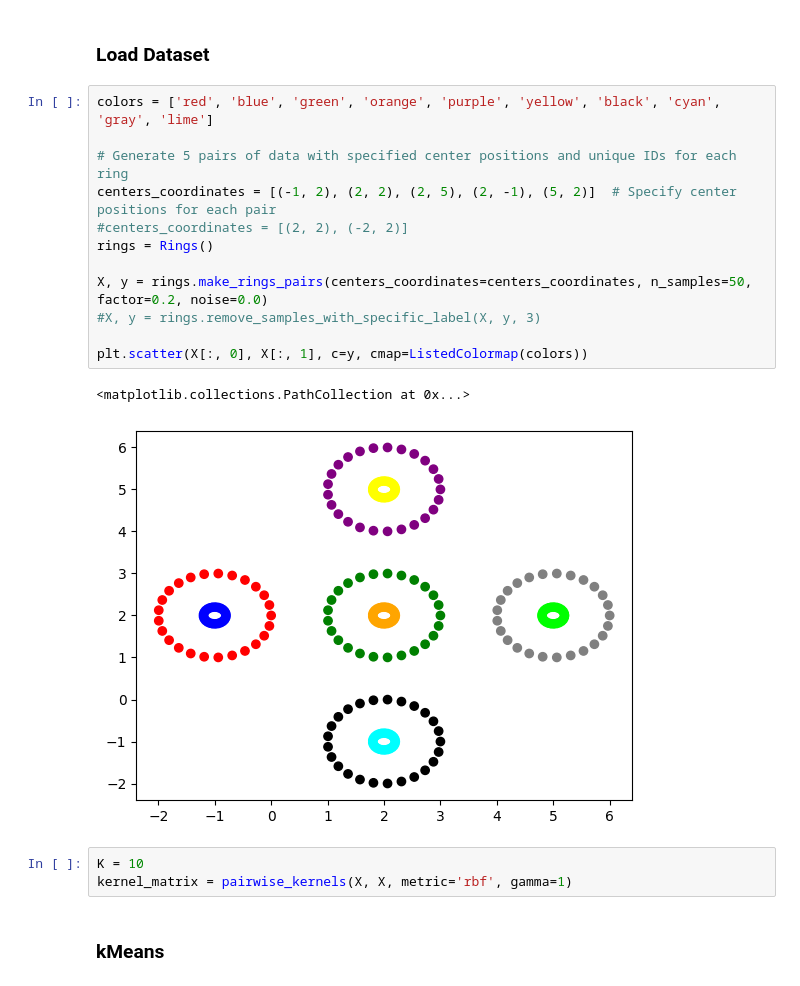
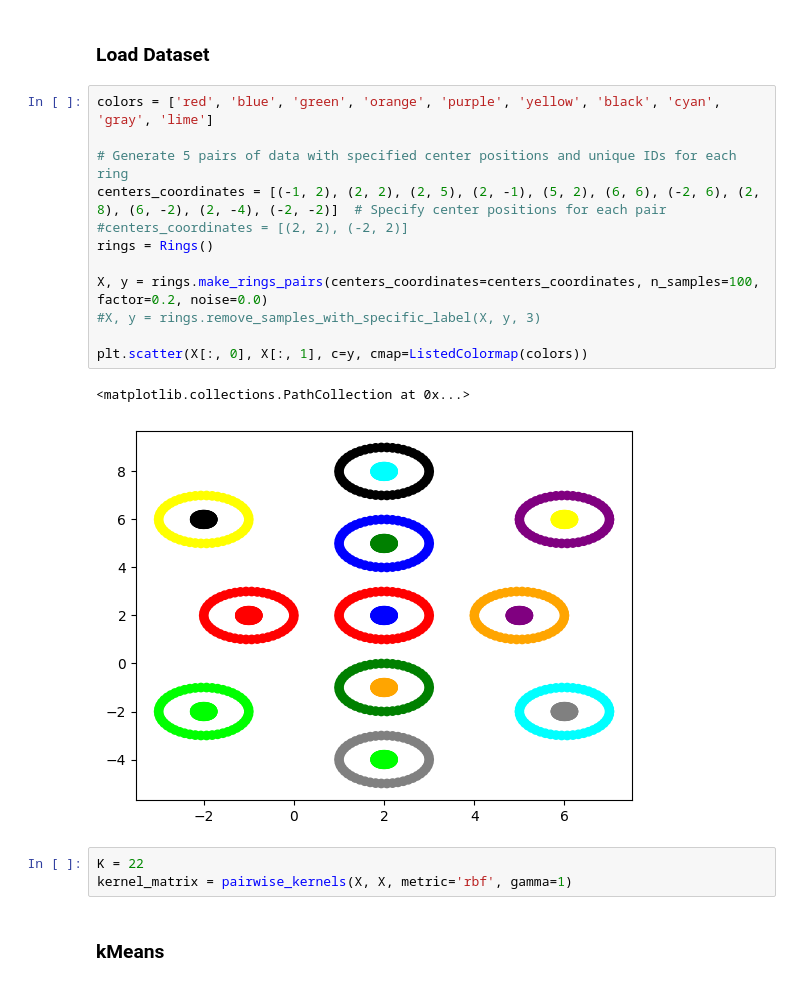
Before and after one commit to gvardakas/global-kernel-k-means-pp, a Jupyter notebook: Kernel k-means.ipynb, the cells around one changed output. Cells and saved outputs as stored; diff of their text form.

```diff
--- a/Kernel k-means.ipynb
+++ b/Kernel k-means.ipynb
@@ -24,20 +24,20 @@ evaluator = Evaluator()
 # %%
 colors = ['red', 'blue', 'green', 'orange', 'purple', 'yellow', 'black', 'cyan', 'gray', 'lime']
 
 # Generate 5 pairs of data with specified center positions and unique IDs for each ring
-centers_coordinates = [(-1, 2), (2, 2), (2, 5), (2, -1), (5, 2)]  # Specify center positions for each pair
+centers_coordinates = [(-1, 2), (2, 2), (2, 5), (2, -1), (5, 2), (6, 6), (-2, 6), (2, 8), (6, -2), (2, -4), (-2, -2)]  # Specify center positions for each pair
 #centers_coordinates = [(2, 2), (-2, 2)]
 rings = Rings()
 
-X, y = rings.make_rings_pairs(centers_coordinates=centers_coordinates, n_samples=50, factor=0.2, noise=0.0)
+X, y = rings.make_rings_pairs(centers_coordinates=centers_coordinates, n_samples=100, factor=0.2, noise=0.0)
 #X, y = rings.remove_samples_with_specific_label(X, y, 3)
 
 plt.scatter(X[:, 0], X[:, 1], c=y, cmap=ListedColormap(colors))
 # %% [output]
 <matplotlib.collections.PathCollection at 0x...>
-[figure, old version]
+[figure, new version]
 # %%
-K = 10
+K = 22
 kernel_matrix = pairwise_kernels(X, X, metric='rbf', gamma=1)
 # %% [markdown]
 ### kMeans
```
Also changed, not shown: parts of 5 cells of this notebook.
